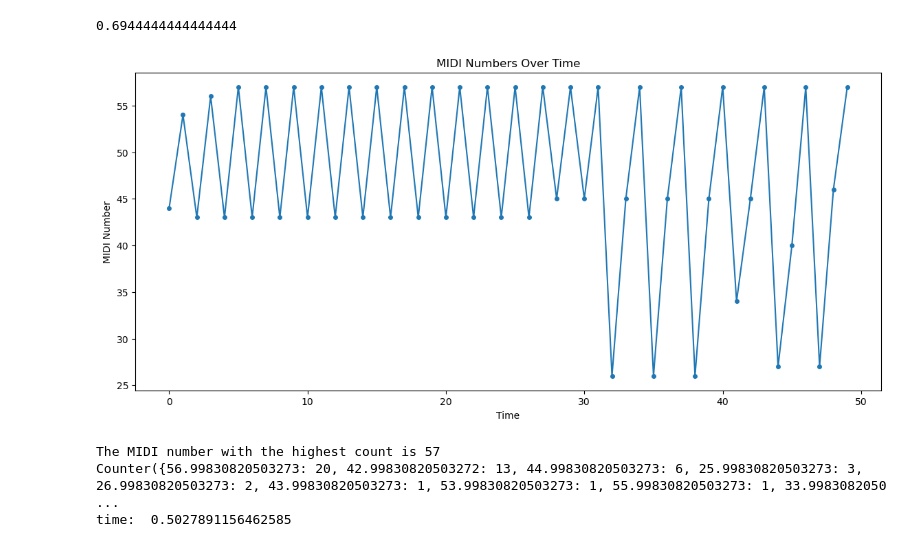
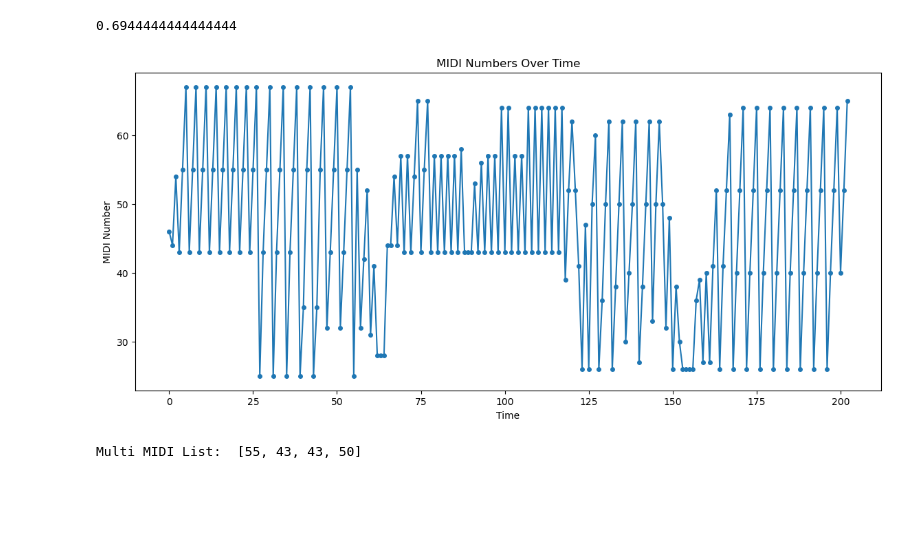
Before and after one commit to BlueJamProjects/guitar_champions, a Jupyter notebook: dataset/script/main.ipynb, the cells around one changed output. Drawn from its saved outputs; the diff is of its cells as text; code cells hidden in the pictures; blank space fills up the shorter version.

```diff
--- a/dataset/script/main.ipynb
+++ b/dataset/script/main.ipynb
@@ -178,65 +178,80 @@ def butter_lowpass(cutoff, fs, order=6):
 def butter_lowpass_filter(data, cutoff, fs, order=6):
     b, a = butter_lowpass(cutoff, fs, order=order)
     y = lfilter(b, a, data)
     return y
 
 
 
 ### dataset ###
 # Depends on which audio source you choose
 # audio = signal_list[80]
 # sr = dataset_sr
+midi_numbers_list = []
+multi_midi = []
+overall_list = []
+bpm = 120
 
-audio, sr = librosa.load("../audio/A3_C4.wav")
-spectral_centroids = librosa.feature.spectral_centroid(y=audio, sr=sr)[0]
-avg_centroid = np.mean(spectral_centroids)
-cutoff = 1500 if avg_centroid > 6000 else 200
+def testing(duration):
+  audio, sr = librosa.load("../audio/test1.wav")
+  spectral_centroids = librosa.feature.spectral_centroid(y=audio, sr=sr)[0]
+  avg_centroid = np.mean(spectral_centroids)
+  cutoff = 1500 if avg_centroid > 6000 else 200
 
-filtered_data = butter_lowpass_filter(audio, cutoff, sr, order=6)
+  filtered_data = butter_lowpass_filter(audio, cutoff, sr, order=6)
 
-# Compute CQT on filtered data
-cqt = np.abs(librosa.cqt(filtered_data, sr=sr))
-midi_numbers_list = []
+  # Compute CQT on filtered data
+  cqt = np.abs(librosa.cqt(filtered_data, sr=sr))
+  global midi_numbers_list
+  global overall_list
+  result = []
 
-j = 0
-t = 0
-# Detect the peak of each time frame
 
-time_interval = len(audio) / sr / cqt.shape[1]
-for i in range(cqt.shape[1]):
-  frame = cqt[:, i]
-  peaks = find_peaks(frame, height=0.01, distance=10)[0]
+  j = 0
+  t = 0
+  # Detect the peak of each time frame
 
-  if peaks.size > 0:
-    for peak in peaks:
-      frequency = librosa.cqt_frequencies(n_bins=cqt.shape[0], fmin=32.7, bins_per_octave=12)[peak]
+  time_interval = len(audio) / sr / cqt.shape[1]
+  for i in range(cqt.shape[1]):
+    frame = cqt[:, i]
+    peaks = find_peaks(frame, height=0.01, distance=10)[0]
 
-      midi_number = librosa.hz_to_midi(frequency)
-      midi_numbers_list.append(midi_number)
-  t += time_interval
-  if t >= 0.5: break
+    if peaks.size > 0:
+      for peak in peaks:
+        frequency = librosa.cqt_frequencies(n_bins=cqt.shape[0], fmin=32.7, bins_per_octave=12)[peak]
+
+        midi_number = librosa.hz_to_midi(frequency)
+        midi_numbers_list.append(midi_number)
+        overall_list.append(midi_number)
+    t += time_interval
+    if t >= duration:
+      result.append(midi_numbers_list)
+      t = 0
+      midi_numbers_list = []
+
+  return result
+
+r = testing(60/bpm)
+for i in r:
+  midi_counts = Counter(i)
+  most_common_midi = midi_counts.most_common(1)[0][0]
+  multi_midi.append(round(most_common_midi))
+
 
 
 
 # Illustate the midi numbers
 plt.figure(figsize=(14, 6))
-plt.plot(midi_numbers_list, marker='o', linestyle='-', markersize=4)
+plt.plot(overall_list, marker='o', linestyle='-', markersize=4)
 plt.ylabel('MIDI Number')
 plt.xlabel('Time')
 plt.title('MIDI Numbers Over Time')
 plt.show()
 
 # Overall Result
-midi_counts = Counter(midi_numbers_list)
-most_common_midi = midi_counts.most_common(1)[0][0]
-print(f"The MIDI number with the highest count is {round(most_common_midi)}")
-print(midi_counts)
-print("time: ", t)
+print("Multi MIDI List: ", multi_midi)
 # %% [output]
-[figure, old version]
+[figure, new version]
-The MIDI number with the highest count is 57
-Counter({56.99830820503273: 20, 42.99830820503272: 13, 44.99830820503273: 6, 25.99830820503273: 3, 26.99830820503273: 2, 43.99830820503273: 1, 53.99830820503273: 1, 55.99830820503273: 1, 33.9983082050 ...
-time:  0.5027891156462585
+Multi MIDI List:  [55, 43, 43, 50]
 # %%
 # Play the note from dataset
 from IPython.display import Audio
```
Also changed, not shown: 10 other files.
